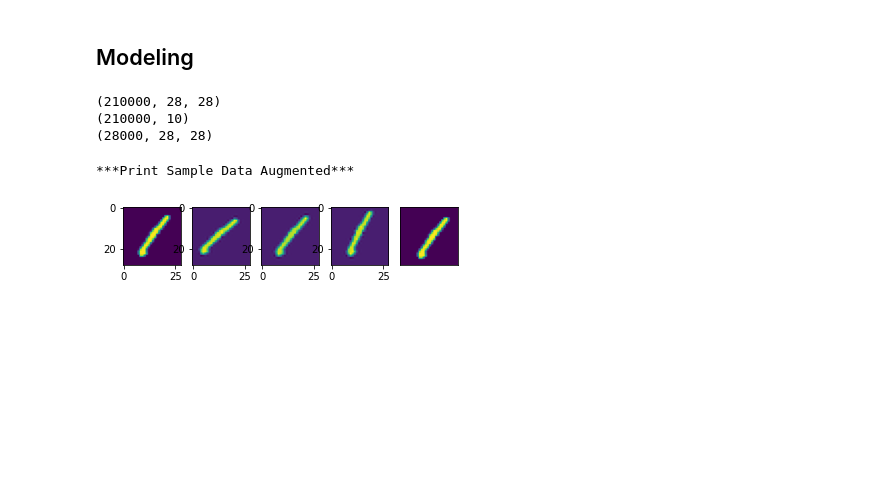
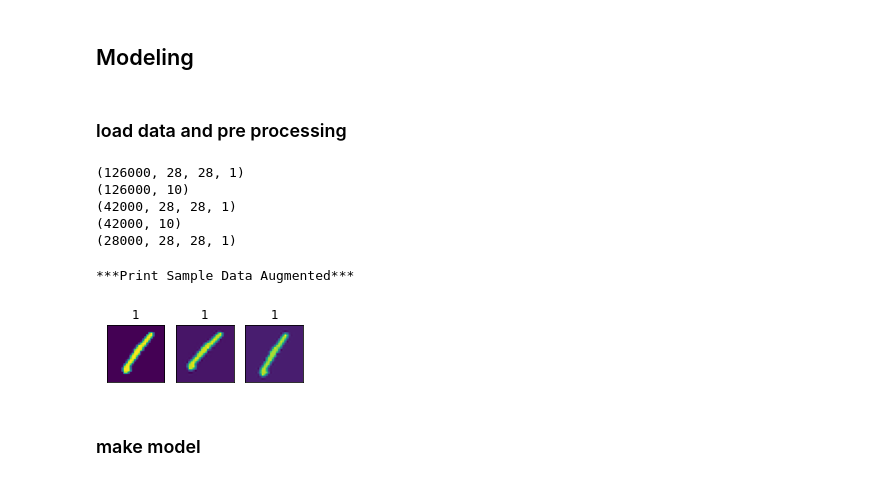
Before and after one commit to dhsong95/Kaggle-Data-Analysis, a Jupyter notebook: Digit Recognizer/Digit Data Analysis.ipynb, the cells around one changed output. Drawn from its saved outputs; the diff is of its cells as text; code cells hidden in the pictures; blank space fills up the shorter version.

Commit message:
Digit Recognizer CNN: 0.96971

```diff
--- a/Digit Recognizer/Digit Data Analysis.ipynb
+++ b/Digit Recognizer/Digit Data Analysis.ipynb
@@ -61,6 +64,8 @@ Index(['pixel0', 'pixel1', 'pixel2', 'pixel3', 'pixel4', 'pixel5', 'pixel6',
       dtype='object', length=784)
 # %% [markdown]
 ## Modeling
+# %% [markdown]
+### load data and pre processing
 # %%
 def data_augmentation(x_train, y_train):
     aug_x_train = list()
@@ -72,7 +77,7 @@ def data_augmentation(x_train, y_train):
 
         cval = np.median(x)
 
-        for _ in range(4):
+        for _ in range(2):
             angle = np.random.randint(-15, 15, 1)
             rot_x = ndimage.rotate(x, angle[0], reshape=False, cval=cval)
 
@@ -91,45 +96,58 @@ def load_digit():
     train = pd.read_csv('./data/train.csv', encoding='utf-8')
     test = pd.read_csv('./data/test.csv', encoding='utf-8')
 
-    x_train = train.loc[:, 'pixel0':]
-    y_train = train.loc[:, 'label']
+    x_original = train.loc[:, 'pixel0':]
+    y_original = train.loc[:, 'label']
     x_test = test.loc[:, 'pixel0':]
 
-    x_train = np.array(x_train)
-    y_train = np.array(y_train)
-
+    x_original = np.array(x_original)
+    y_original = np.array(y_original)
     x_test = np.array(x_test)
 
-    x_train = np.reshape(x_train, (-1, 28, 28))
+    x_original = np.reshape(x_original, (-1, 28, 28))
     x_test = np.reshape(x_test, (-1, 28, 28))
 
-    x_train, y_train = data_augmentation(x_train, y_train)
+    x_train, y_train = data_augmentation(x_original, y_original)
+    x_val, y_val = x_original, y_original
 
     x_train = x_train / 255.0
+    x_val = x_val / 255.0
     x_test = x_test / 255.0
 
+    x_train = np.expand_dims(x_train, -1)
+    x_val = np.expand_dims(x_val, -1)
+    x_test = np.expand_dims(x_test, -1)
+
     y_train = tf.one_hot(y_train, 10)
+    y_val = tf.one_hot(y_val, 10)
 
-    return (x_train, y_train), (x_test)
+    return (x_train, y_train), (x_val, y_val), (x_test)
 # %%
-(x_train, y_train), (x_test) = load_digit()
+(x_train, y_train), (x_val, y_val), (x_test) = load_digit()
 print(x_train.shape)
 print(y_train.shape)
+print(x_val.shape)
+print(y_val.shape)
 print(x_test.shape)
 # %% [output]
-(210000, 28, 28)
-(210000, 10)
-(28000, 28, 28)
+(126000, 28, 28, 1)
+(126000, 10)
+(42000, 28, 28, 1)
+(42000, 10)
+(28000, 28, 28, 1)
 # %%
 print('***Print Sample Data Augmented***')
 
-for idx in range(1, 6):
+for idx in range(1, 4):
     plt.subplot(1, 5, idx)
-    plt.imshow(x_train[idx-1])
+    plt.xticks([])
+    plt.yticks([])
+    plt.title(str(np.argmax(y_train[idx-1])))
+    plt.imshow(np.reshape(x_train[idx-1], (28, 28)))
 
-plt.xticks([])
-plt.yticks([])
 plt.show()
 # %% [output]
 ***Print Sample Data Augmented***
-[figure, old version]
+[figure, new version]
+# %% [markdown]
+### make model
```
Also changed, not shown: parts of 29 cells of this notebook.
